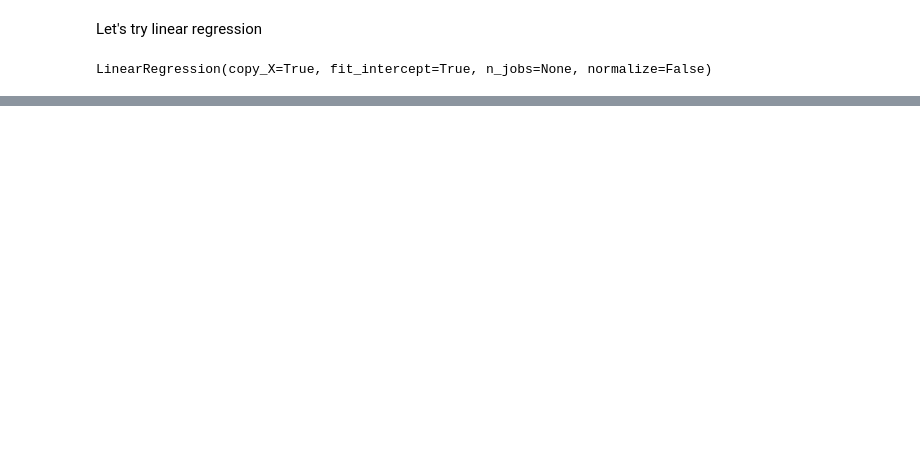
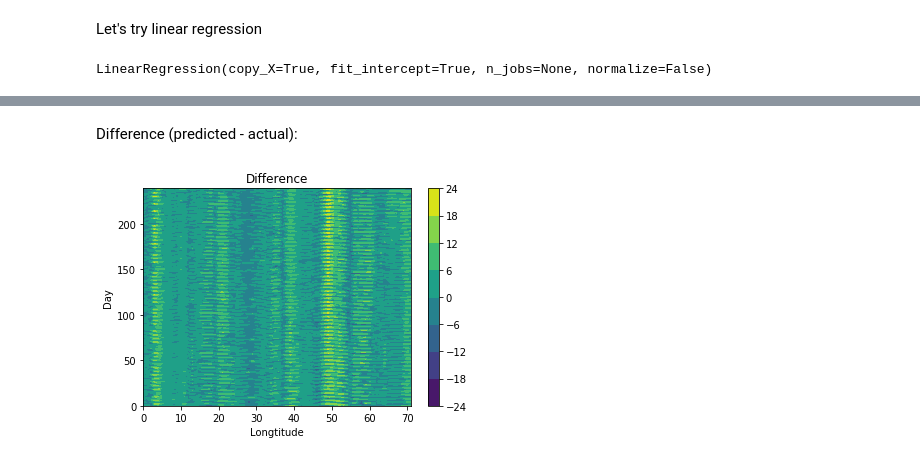
Before and after one commit to aremorov/mars_atmosphere_ML, a Jupyter notebook: ML2.ipynb, the cells around one changed output, grey strips where cells are left out. Saved outputs shown, nothing was run; the diff lists cells and outputs as text; code cells hidden in the pictures; blank space fills up the shorter version.

```diff
--- a/ML2.ipynb
+++ b/ML2.ipynb
@@ -201,0 +394,15 @@ lin_rmse
+# %% [markdown]
+Difference (predicted - actual):
+# %%
+plt.tricontour(l_list, days_list, train_pred[:,0] - train_out, linewidths=0)
+plt.xlabel("Longtitude")
+plt.ylabel("Day")
+cntr2 = plt.tricontourf(l_list, days_list, train_pred[:,0] - train_out)
+
+plt.colorbar(cntr2)
+plt.title('Difference')
+
+plt.subplots_adjust(hspace=0.5)
+plt.show()
+# %% [output]
+[figure, added]
```
Also changed, not shown: parts of 31 cells of this notebook.
